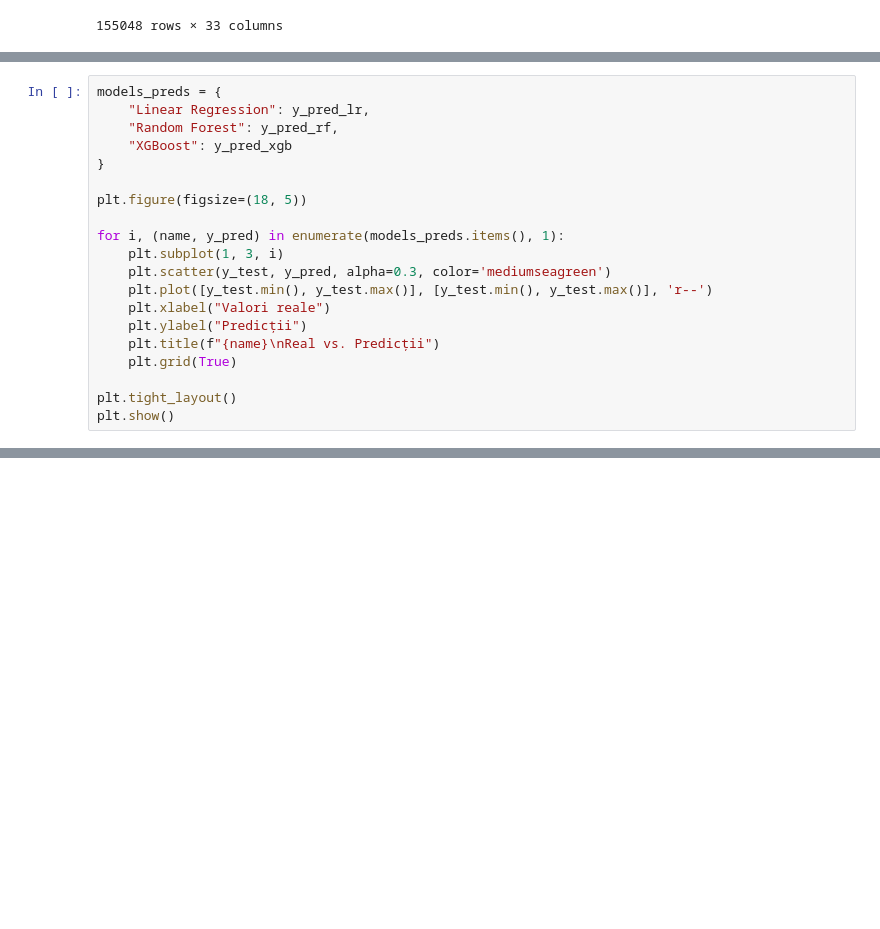
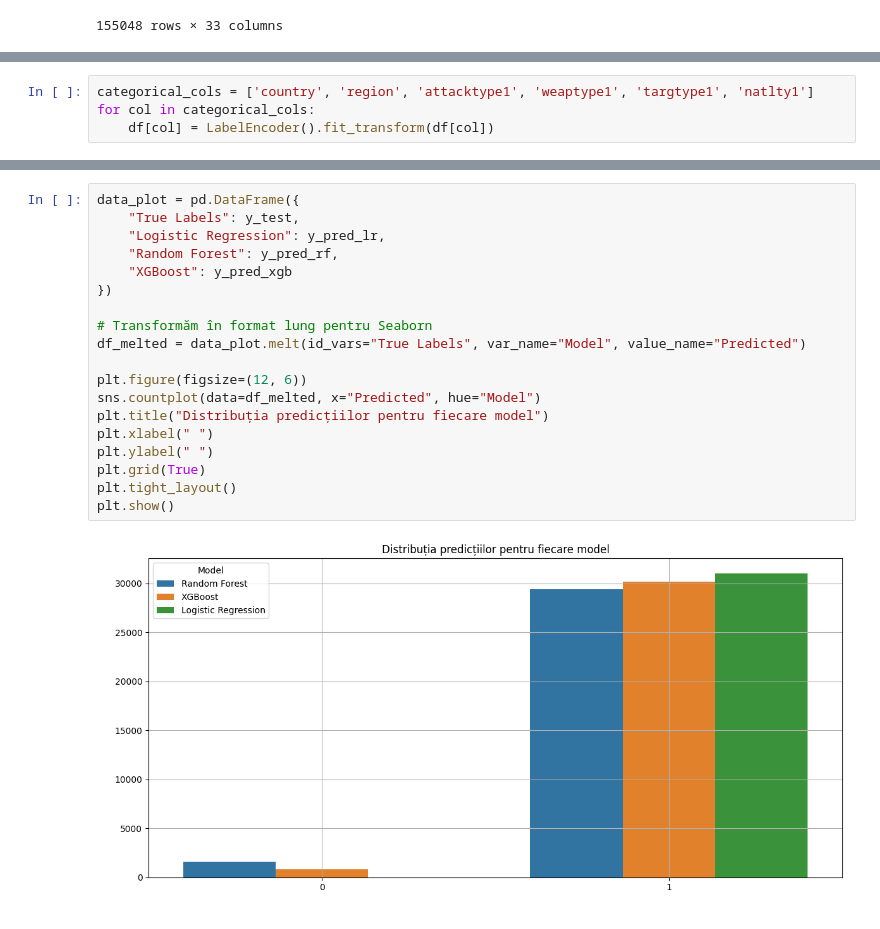
Before and after one commit to catadanciu18/proiect-AI, a Jupyter notebook: Untitled-1.ipynb, the cells around one changed output, grey strips where cells are left out. Saved outputs shown, nothing was run; the diff lists cells and outputs as text; blank space fills up the shorter version.

```diff
--- a/Untitled-1.ipynb
+++ b/Untitled-1.ipynb
@@ -380,20 +173,0 @@ Passing `palette` without assigning `hue` is deprecated and will be removed in v
-# %%
-models_preds = {
-    "Linear Regression": y_pred_lr,
-    "Random Forest": y_pred_rf,
-    "XGBoost": y_pred_xgb
-}
-
-plt.figure(figsize=(18, 5))
-
-for i, (name, y_pred) in enumerate(models_preds.items(), 1):
-    plt.subplot(1, 3, i)
-    plt.scatter(y_test, y_pred, alpha=0.3, color='mediumseagreen')
-    plt.plot([y_test.min(), y_test.max()], [y_test.min(), y_test.max()], 'r--')
-    plt.xlabel("Valori reale")
-    plt.ylabel("Predicții")
-    plt.title(f"{name}\nReal vs. Predicții")
-    plt.grid(True)
-
-plt.tight_layout()
-plt.show()
@@ -418,0 +174,4 @@ AttributeError: 'Pipeline' object has no attribute 'feature_importances_'
+# %%
+categorical_cols = ['country', 'region', 'attacktype1', 'weaptype1', 'targtype1', 'natlty1']
+for col in categorical_cols:
+    df[col] = LabelEncoder().fit_transform(df[col])
@@ -418,0 +256,21 @@ AttributeError: 'Pipeline' object has no attribute 'feature_importances_'
+# %%
+data_plot = pd.DataFrame({
+    "True Labels": y_test,
+    "Logistic Regression": y_pred_lr,
+    "Random Forest": y_pred_rf,
+    "XGBoost": y_pred_xgb
+})
+
+# Transformăm în format lung pentru Seaborn
+df_melted = data_plot.melt(id_vars="True Labels", var_name="Model", value_name="Predicted")
+
+plt.figure(figsize=(12, 6))
+sns.countplot(data=df_melted, x="Predicted", hue="Model")
+plt.title("Distribuția predicțiilor pentru fiecare model")
+plt.xlabel(" ")
+plt.ylabel(" ")
+plt.grid(True)
+plt.tight_layout()
+plt.show()
+# %% [output]
+[figure, added]
```
Also changed, not shown: parts of 15 cells of this notebook.
